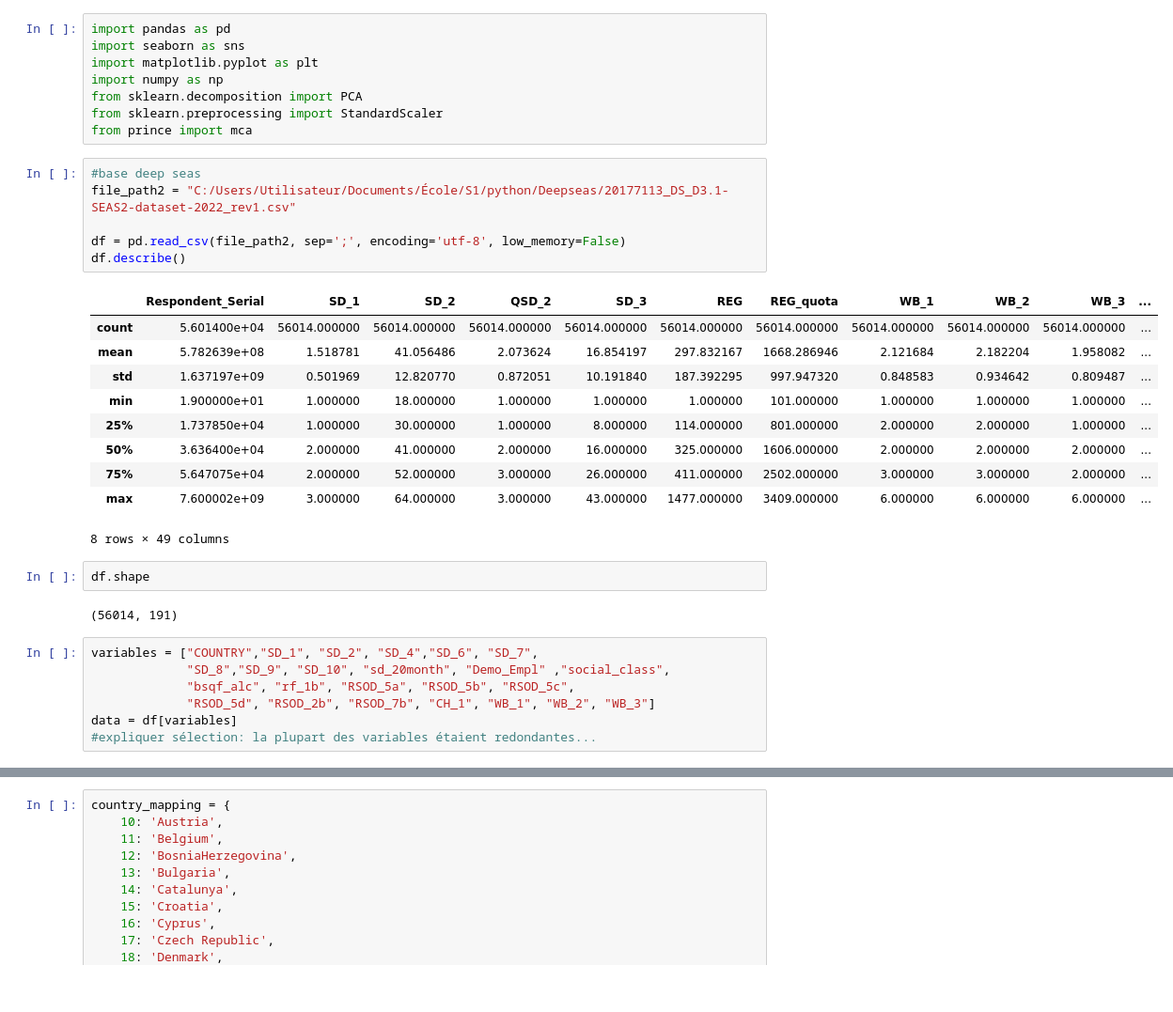
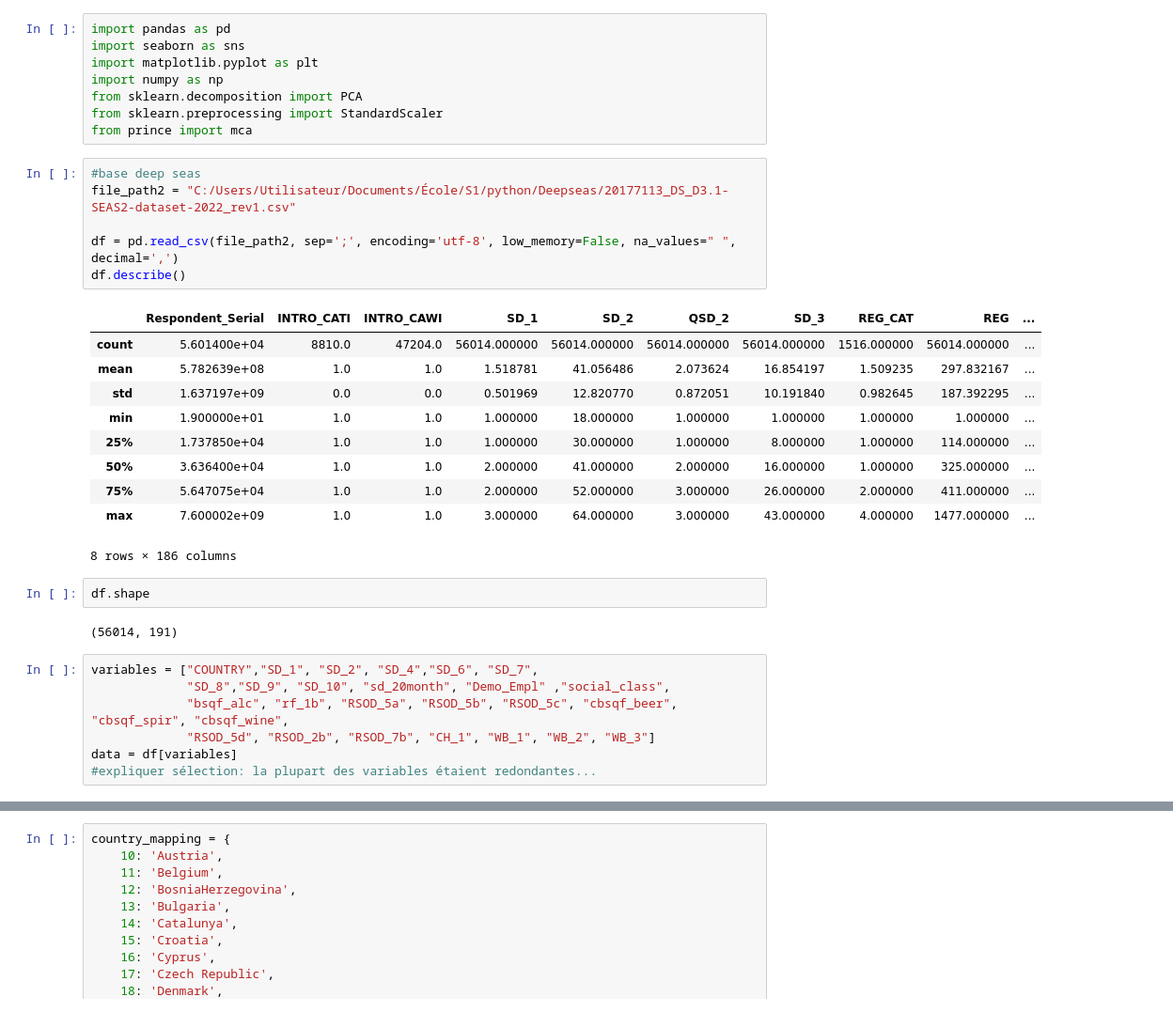
Before and after one commit to emile-gllm/projet_python2A, a Jupyter notebook: projet_python2_notebook.ipynb, the cells around one changed output, grey strips where cells are left out. Shown at 94% size. Drawn from its saved outputs; the diff is of its cells as text.

```diff
--- a/projet_python2_notebook.ipynb
+++ b/projet_python2_notebook.ipynb
@@ -57,20 +57,20 @@ from prince import mca
 # %%
 #base deep seas
 file_path2 = "C:/Users/Utilisateur/Documents/École/S1/python/Deepseas/20177113_DS_D3.1-SEAS2-dataset-2022_rev1.csv"
 
-df = pd.read_csv(file_path2, sep=';', encoding='utf-8', low_memory=False)
+df = pd.read_csv(file_path2, sep=';', encoding='utf-8', low_memory=False, na_values=" ", decimal=',')
 df.describe()
 # %% [output]
-|  | Respondent_Serial | SD_1 | SD_2 | QSD_2 | SD_3 | REG | REG_quota | WB_1 | WB_2 | WB_3 | ... |
-| count | 5.601400e+04 | 56014.000000 | 56014.000000 | 56014.000000 | 56014.000000 | 56014.000000 | 56014.000000 | 56014.000000 | 56014.000000 | 56014.000000 | ... |
-| mean | 5.782639e+08 | 1.518781 | 41.056486 | 2.073624 | 16.854197 | 297.832167 | 1668.286946 | 2.121684 | 2.182204 | 1.958082 | ... |
-| std | 1.637197e+09 | 0.501969 | 12.820770 | 0.872051 | 10.191840 | 187.392295 | 997.947320 | 0.848583 | 0.934642 | 0.809487 | ... |
-| min | 1.900000e+01 | 1.000000 | 18.000000 | 1.000000 | 1.000000 | 1.000000 | 101.000000 | 1.000000 | 1.000000 | 1.000000 | ... |
-| 25% | 1.737850e+04 | 1.000000 | 30.000000 | 1.000000 | 8.000000 | 114.000000 | 801.000000 | 2.000000 | 2.000000 | 1.000000 | ... |
-| 50% | 3.636400e+04 | 2.000000 | 41.000000 | 2.000000 | 16.000000 | 325.000000 | 1606.000000 | 2.000000 | 2.000000 | 2.000000 | ... |
-| 75% | 5.647075e+04 | 2.000000 | 52.000000 | 3.000000 | 26.000000 | 411.000000 | 2502.000000 | 3.000000 | 3.000000 | 2.000000 | ... |
-| max | 7.600002e+09 | 3.000000 | 64.000000 | 3.000000 | 43.000000 | 1477.000000 | 3409.000000 | 6.000000 | 6.000000 | 6.000000 | ... |
+|  | Respondent_Serial | INTRO_CATI | INTRO_CAWI | SD_1 | SD_2 | QSD_2 | SD_3 | REG_CAT | REG | ... |
+| count | 5.601400e+04 | 8810.0 | 47204.0 | 56014.000000 | 56014.000000 | 56014.000000 | 56014.000000 | 1516.000000 | 56014.000000 | ... |
+| mean | 5.782639e+08 | 1.0 | 1.0 | 1.518781 | 41.056486 | 2.073624 | 16.854197 | 1.509235 | 297.832167 | ... |
+| std | 1.637197e+09 | 0.0 | 0.0 | 0.501969 | 12.820770 | 0.872051 | 10.191840 | 0.982645 | 187.392295 | ... |
+| min | 1.900000e+01 | 1.0 | 1.0 | 1.000000 | 18.000000 | 1.000000 | 1.000000 | 1.000000 | 1.000000 | ... |
+| 25% | 1.737850e+04 | 1.0 | 1.0 | 1.000000 | 30.000000 | 1.000000 | 8.000000 | 1.000000 | 114.000000 | ... |
+| 50% | 3.636400e+04 | 1.0 | 1.0 | 2.000000 | 41.000000 | 2.000000 | 16.000000 | 1.000000 | 325.000000 | ... |
+| 75% | 5.647075e+04 | 1.0 | 1.0 | 2.000000 | 52.000000 | 3.000000 | 26.000000 | 2.000000 | 411.000000 | ... |
+| max | 7.600002e+09 | 1.0 | 1.0 | 3.000000 | 64.000000 | 3.000000 | 43.000000 | 4.000000 | 1477.000000 | ... |
-8 rows × 49 columns
+8 rows × 186 columns
 # %%
 df.shape
 # %% [output]
@@ -78,7 +78,7 @@ df.shape
 # %%
 variables = ["COUNTRY","SD_1", "SD_2", "SD_4","SD_6", "SD_7",
              "SD_8","SD_9", "SD_10", "sd_20month", "Demo_Empl" ,"social_class",
-             "bsqf_alc", "rf_1b", "RSOD_5a", "RSOD_5b", "RSOD_5c",
+             "bsqf_alc", "rf_1b", "RSOD_5a", "RSOD_5b", "RSOD_5c", "cbsqf_beer", "cbsqf_spir", "cbsqf_wine",
              "RSOD_5d", "RSOD_2b", "RSOD_7b", "CH_1", "WB_1", "WB_2", "WB_3"]
 data = df[variables]
 #expliquer sélection: la plupart des variables étaient redondantes...
```
Also changed, not shown: parts of 24 cells of this notebook.
